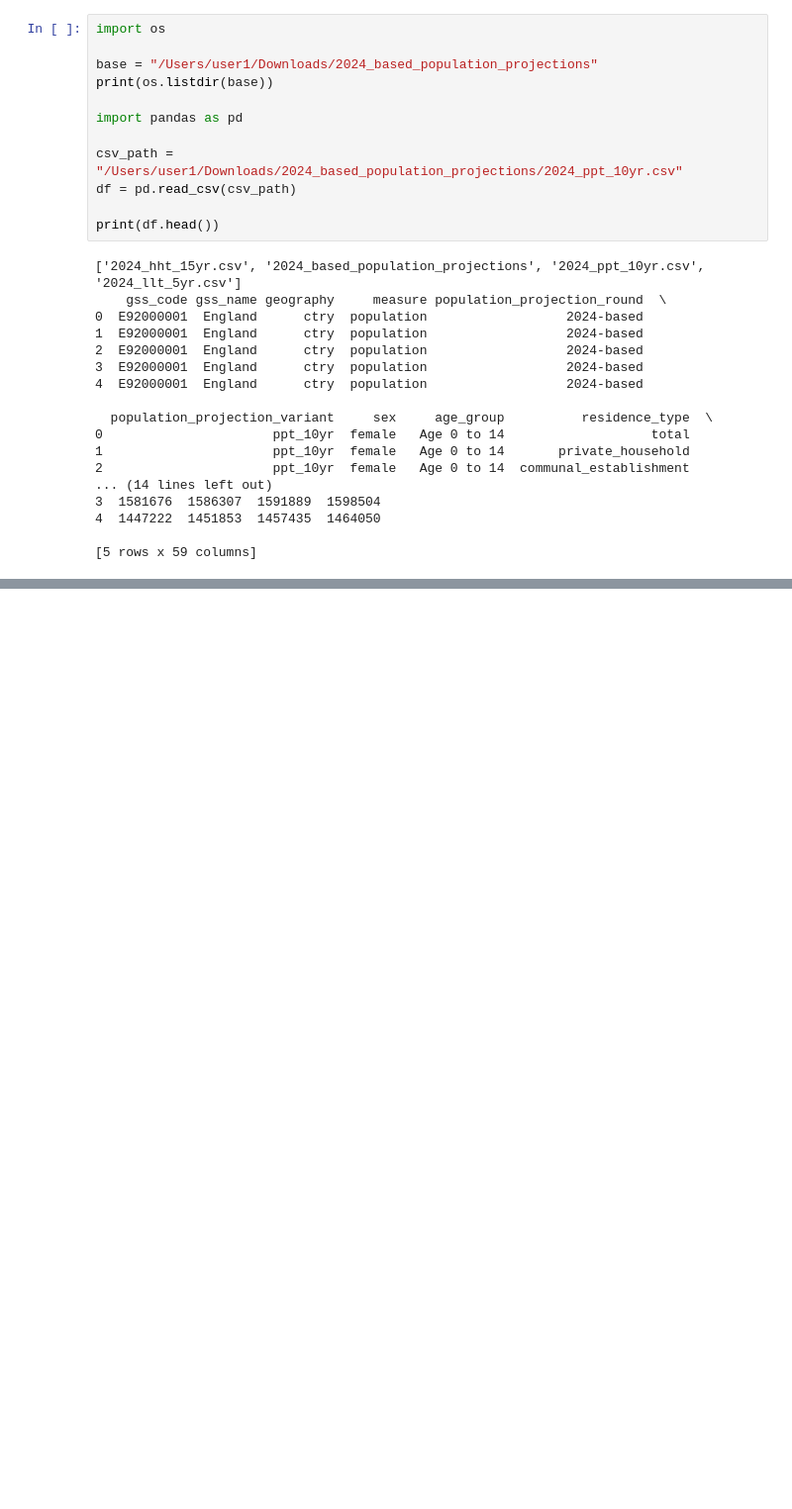
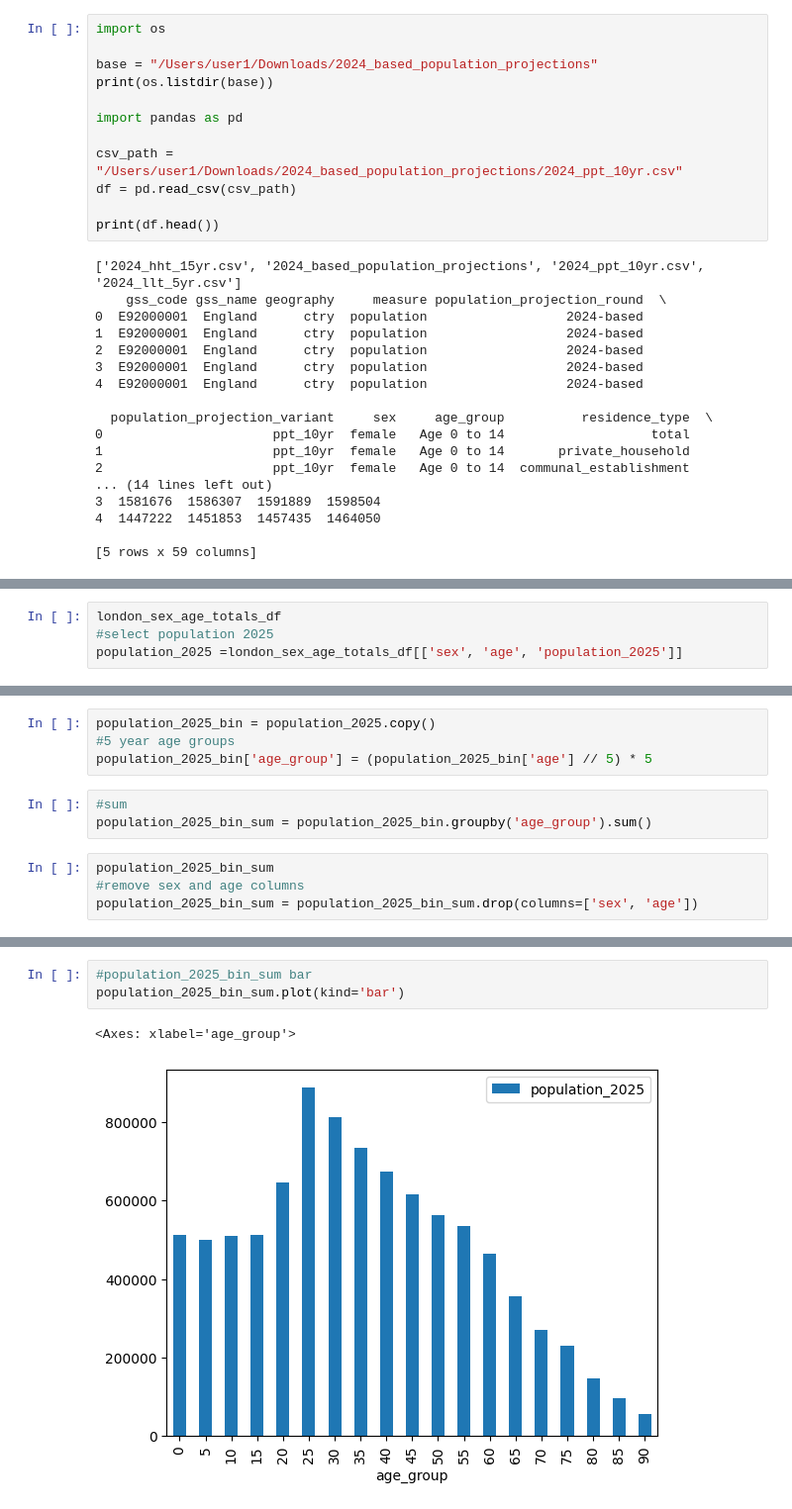
Before and after one commit to SebastianHeslinRees/Londons-Population-Site, a Jupyter notebook: scripts/explore_population_by_sex.ipynb, the cells around one changed output, grey strips where cells are left out. Shown at 99% size. Drawn from its saved outputs; the diff is of its cells as text; blank space fills up the shorter version.

```diff
--- a/scripts/explore_population_by_sex.ipynb
+++ b/scripts/explore_population_by_sex.ipynb
@@ -264,0 +381,4 @@ print(df.head())
+# %%
+london_sex_age_totals_df
+#select population 2025
+population_2025 =london_sex_age_totals_df[['sex', 'age', 'population_2025']]
@@ -264,0 +401,11 @@ print(df.head())
+# %%
+population_2025_bin = population_2025.copy()
+#5 year age groups
+population_2025_bin['age_group'] = (population_2025_bin['age'] // 5) * 5
+# %%
+#sum
+population_2025_bin_sum = population_2025_bin.groupby('age_group').sum()
+# %%
+population_2025_bin_sum
+#remove sex and age columns
+population_2025_bin_sum = population_2025_bin_sum.drop(columns=['sex', 'age'])
@@ -264,0 +433,6 @@ print(df.head())
+# %%
+#population_2025_bin_sum bar
+population_2025_bin_sum.plot(kind='bar')
+# %% [output]
+<Axes: xlabel='age_group'>
+[figure, added]
```
Also changed, not shown: parts of 22 cells of this notebook, 14 other files.
